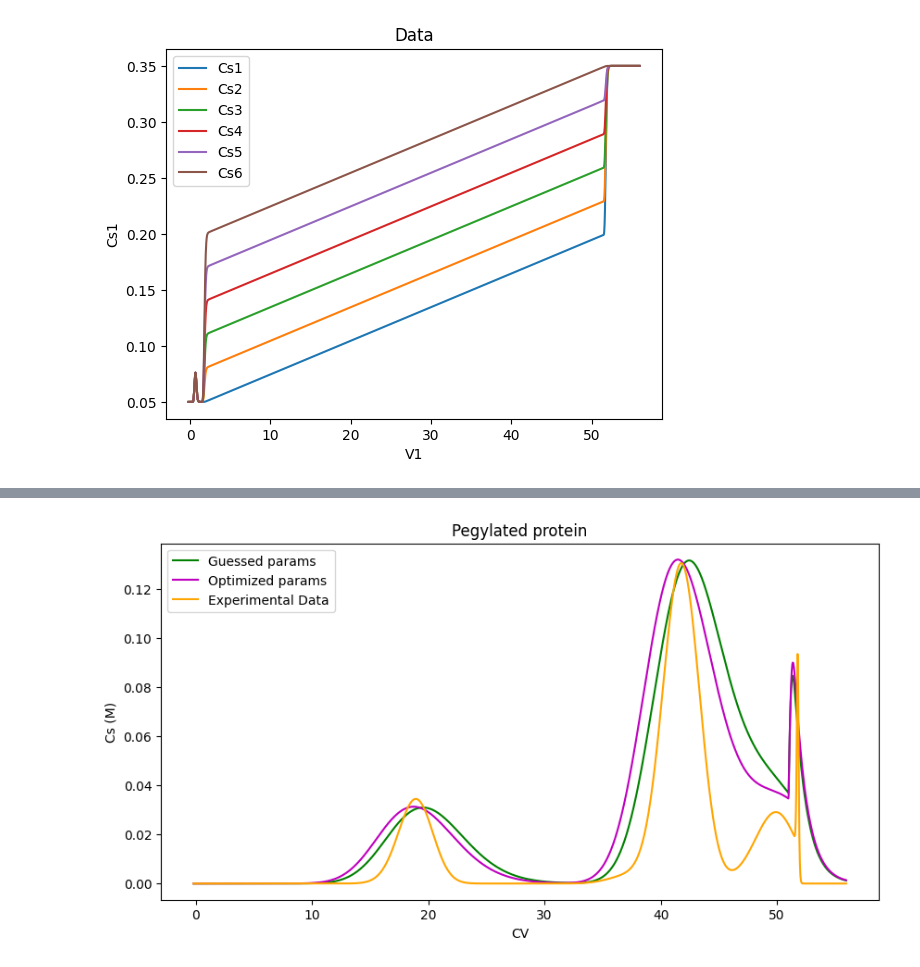
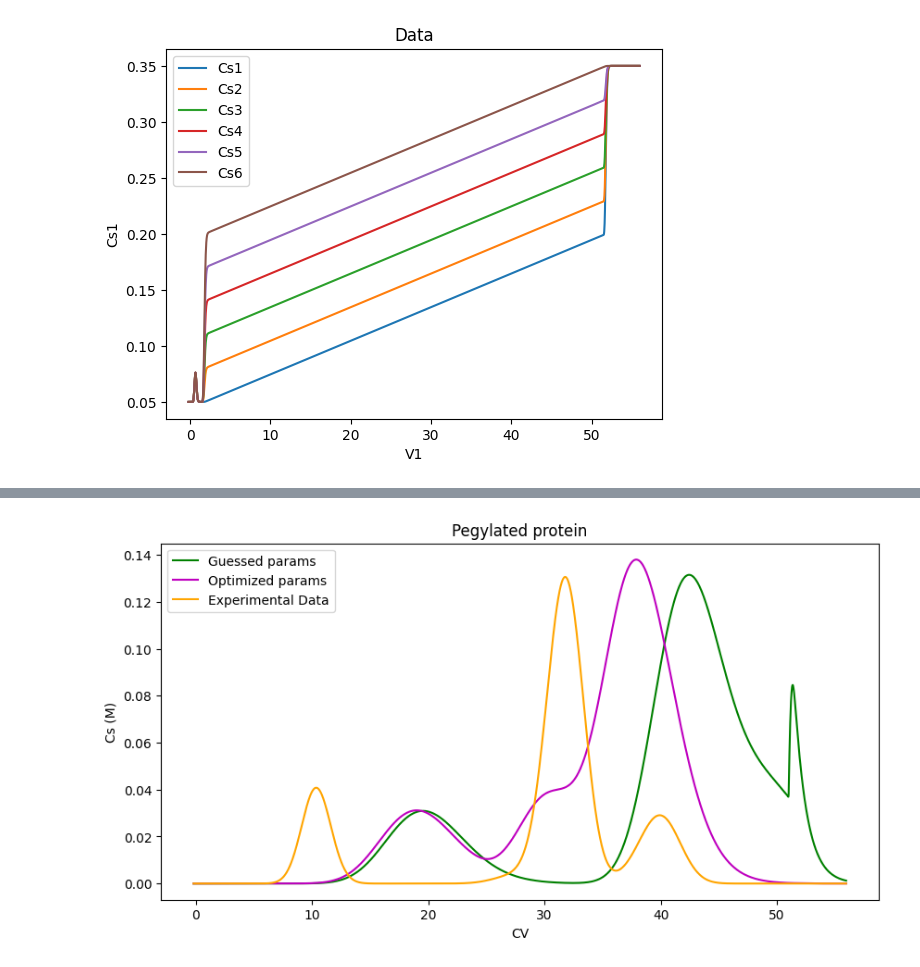
Before and after one commit to OlofssonFredrik/KETN40, a Jupyter notebook: Project1/proj1.ipynb, the cells around one changed output, grey strips where cells are left out. Saved outputs shown, nothing was run; the diff lists cells and outputs as text; code cells hidden in the pictures.

```diff
--- a/Project1/proj1.ipynb
+++ b/Project1/proj1.ipynb
@@ -179,7 +179,7 @@ fittingAll = lambda t, H0A, H0BC, H0D, kkinA, kkinBC, kkinD: fitting_func(t, H0A
 #popt_H, pcov_H = curve_fit(fittingH, V1, UV1, p0=[H0A, H0BC, H0D], epsfcn=1e-5)
 #popt_kin, pcov_kin = curve_fit(fittingKin, V2, UV2, p0=[kkinA, kkinBC, kkinD], epsfcn=1e-5)
 
-popt, pcov = curve_fit(fittingAll,  V1, UV1,p0_scaled , diff_step=1e-4, bounds=(0, np.inf))
+popt, pcov = curve_fit(fittingAll, V2, UV2, p0_scaled, diff_step=1e-4, bounds=(0, np.inf))
 
 popt = popt*sf
 # %%
@@ -201,26 +201,26 @@ Optimized H values: [1.03952445e-05 3.48493072e-06 8.99525433e-05]
 # %%
 #t, cA_opt_H, cBC_opt_H, cD_opt_H = adssim(V1, *popt_H, kkinA, kkinBC, kkinD)
 #t, cA_opt_kin, cBC_opt_kin, cD_opt_kin = adssim(V1, H0A, H0BC, H0D, *popt_kin)
-t, cA, cBC, cD = adssim(V1, H0A, H0BC, H0D, kkinA, kkinBC, kkinD)
+t, cA, cBC, cD = adssim(V2, H0A, H0BC, H0D, kkinA, kkinBC, kkinD)
 #t, cA_opt, cBC_opt, cD_opt = adssim(V1, *popt_H, *popt_kin)
-t, cA_opt2, cBC_opt2, cD_opt2 = adssim(V1, *popt)
+t, cA_opt2, cBC_opt2, cD_opt2 = adssim(V2, *popt)
 # %%
 fig, ax = plt.subplots(figsize=(10,5))
 #ax.plot(t, cA_opt_H+cBC_opt_H+cD_opt_H, label='cUV_opt_H', color='red')
 #ax.plot(t, cA_opt_kin+cBC_opt_kin+cD_opt_kin, label='cUV_opt_kin', color='blue')
 ax.plot(t, cA+cBC+cD, label='Guessed params', color='green')
 #ax.plot(t, cA_opt+cBC_opt+cD_opt, label='cUV_opt', color='black')
 ax.plot(t, cA_opt2+cBC_opt2+cD_opt2, label='Optimized params', color='m')
-ax.plot(V1, UV1, label='Experimental Data', color='orange')
+ax.plot(V2, UV2, label='Experimental Data', color='orange')
 ax.set_xlabel('CV')
 ax.set_ylabel('Cs (M)')
 ax.set_title('Pegylated protein')
 ax.legend()
 
 #Green = Blue
 #Black = Red
 
 #Save figure
 plt.savefig(f'optFINAL.png', dpi=300)
 # %% [output]
-[figure, old version]
+[figure, new version]
```
Also changed, not shown: parts of 1 cell of this notebook, 1 other file.
